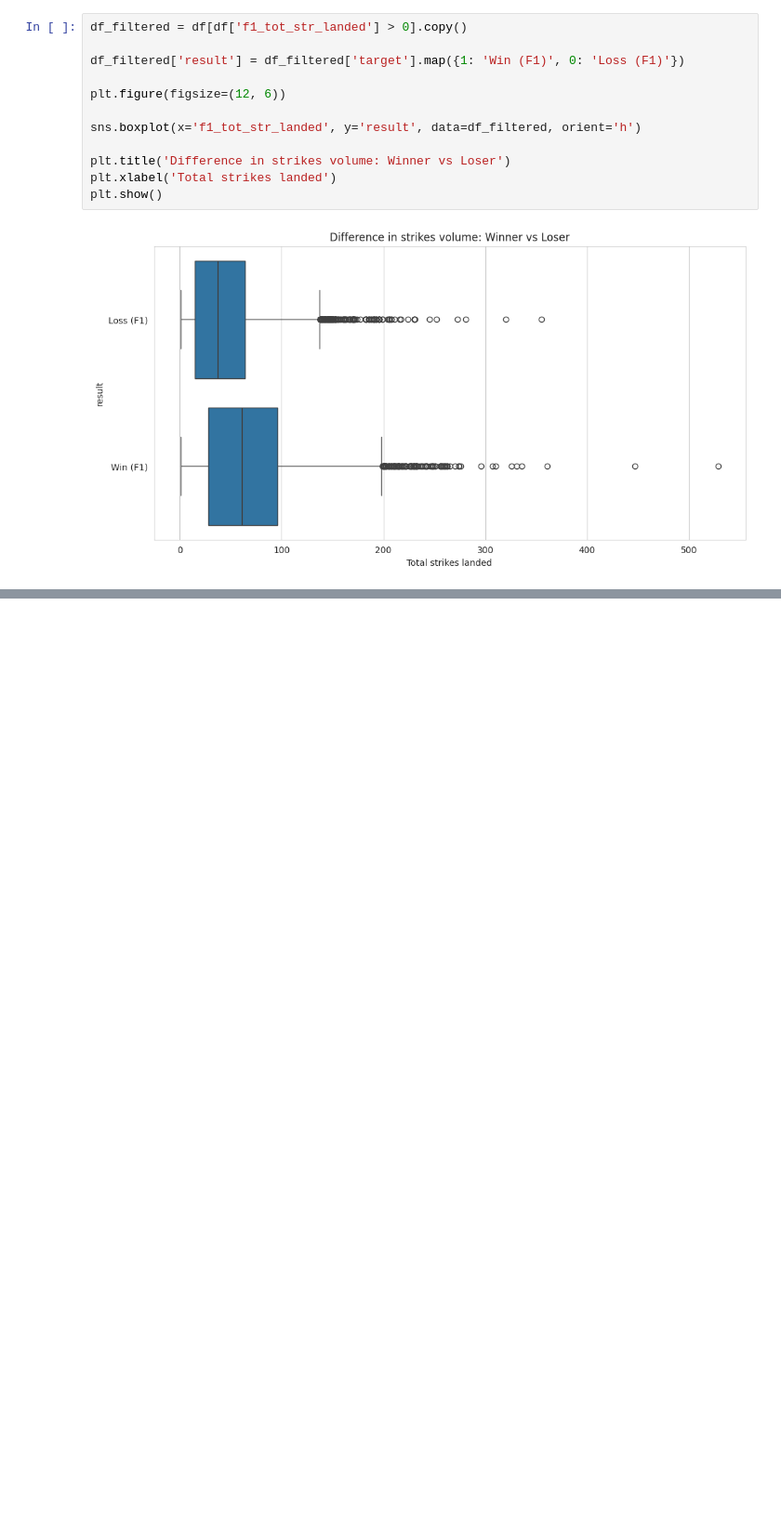
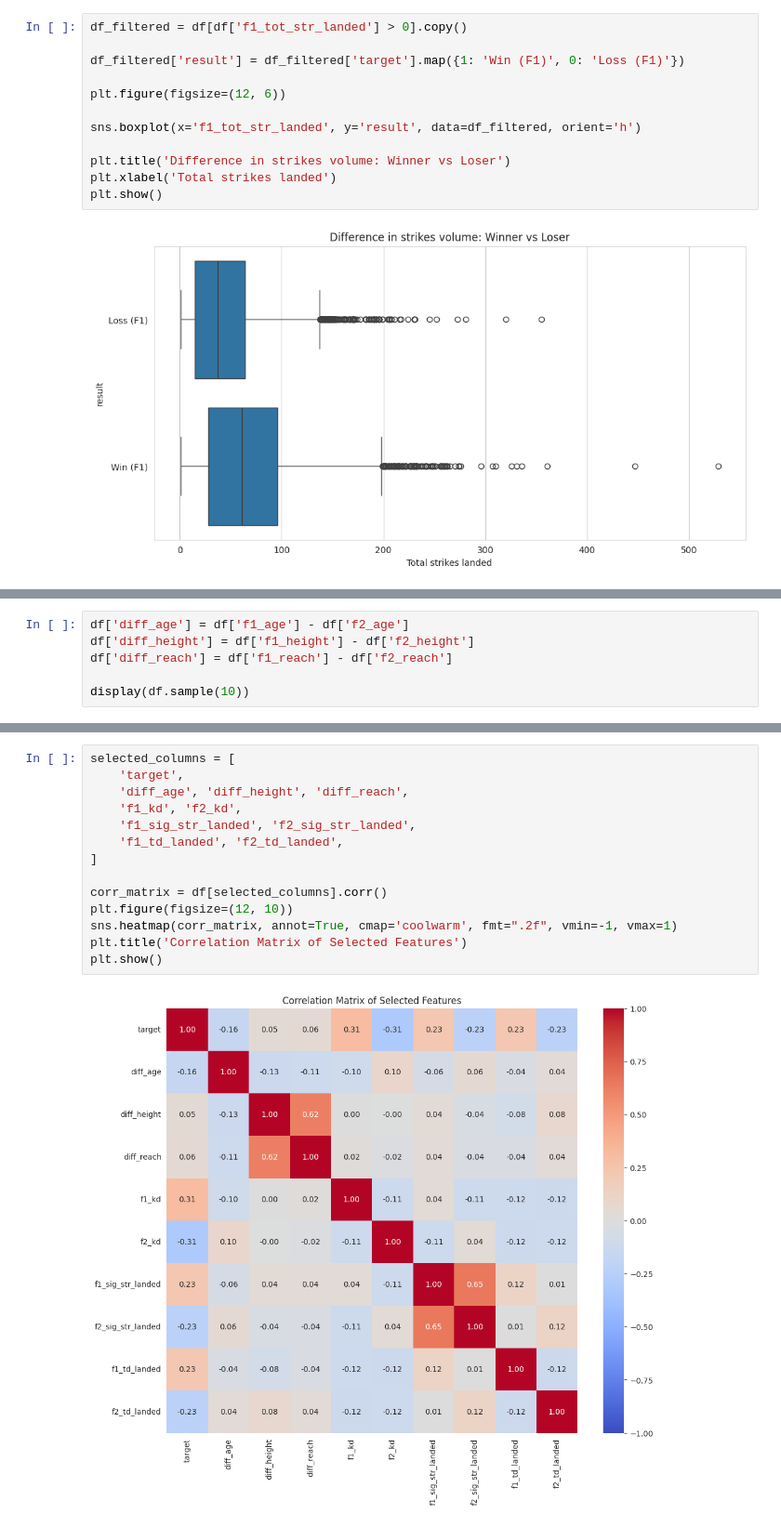
Before and after one commit to babisque/ufc-ml-predictor, a Jupyter notebook: notebooks/01_exploratory_analysis.ipynb, the cells around one changed output, grey strips where cells are left out. Shown at 93% size. Saved outputs shown, nothing was run; the diff lists cells and outputs as text; blank space fills up the shorter version.

Commit message:
feature: now first notebook calculates the correlation

```diff
--- a/notebooks/01_exploratory_analysis.ipynb
+++ b/notebooks/01_exploratory_analysis.ipynb
@@ -99,0 +115,6 @@ plt.show()
+# %%
+df['diff_age'] = df['f1_age'] - df['f2_age']
+df['diff_height'] = df['f1_height'] - df['f2_height']
+df['diff_reach'] = df['f1_reach'] - df['f2_reach']
+
+display(df.sample(10))
@@ -99,0 +134,16 @@ plt.show()
+# %%
+selected_columns = [
+    'target',
+    'diff_age', 'diff_height', 'diff_reach',
+    'f1_kd', 'f2_kd',
+    'f1_sig_str_landed', 'f2_sig_str_landed',
+    'f1_td_landed', 'f2_td_landed',
+]
+
+corr_matrix = df[selected_columns].corr()
+plt.figure(figsize=(12, 10))
+sns.heatmap(corr_matrix, annot=True, cmap='coolwarm', fmt=".2f", vmin=-1, vmax=1)
+plt.title('Correlation Matrix of Selected Features')
+plt.show()
+# %% [output]
+[figure, added]
```
Also changed, not shown: parts of 3 cells of this notebook.
